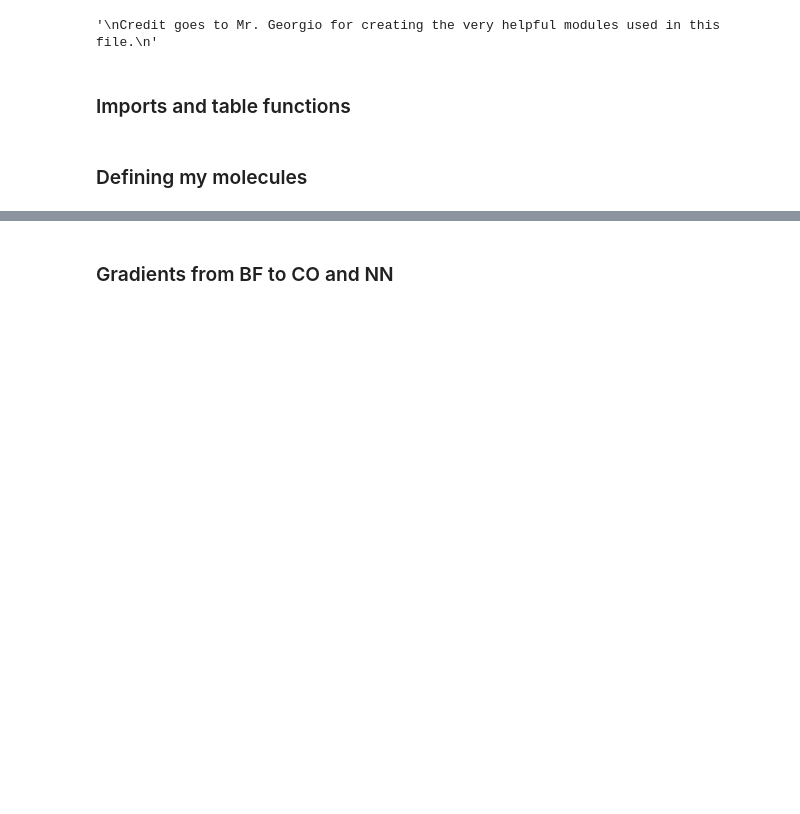
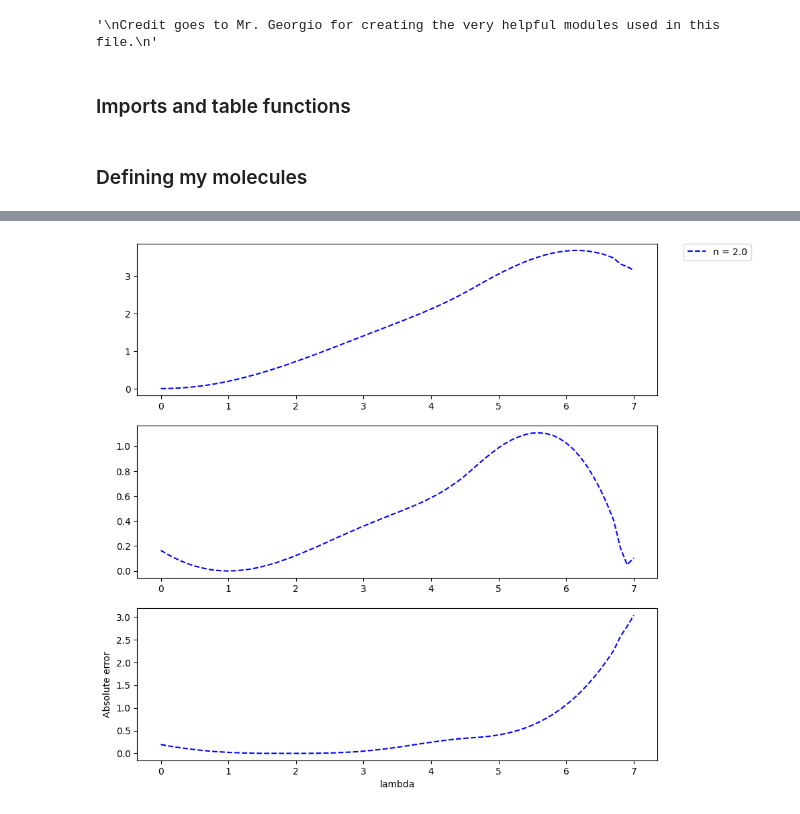
Before and after one commit to meetc1213/QA, a Jupyter notebook: My_code.ipynb, the cells around one changed output, grey strips where cells are left out. Saved outputs shown, nothing was run; the diff lists cells and outputs as text; code cells hidden in the pictures; blank space fills up the shorter version.

```diff
--- a/My_code.ipynb
+++ b/My_code.ipynb
@@ -140,2 +216,0 @@ l_grad_CO_to_BF = round(np.dot(d_Z_lambda(CO,BF,lam), AG_CO),3)
-# %% [markdown]
-### Gradients from BF to CO and NN
@@ -169,0 +231,44 @@ prediction = np.array([pre_NN_nl, pre_CO_nl, pre_BF_nl])
+# %%
+'''
+Preparing prediction data for plotting for symmetrical alchemical changes for n in (0.5, 3) in steps of 0.1'''
+'''
+Structure of predictions_n:
+    predictions_n = [...,[pre_NN_nl_n, pre_CO_nl_n, pre_BF_nl_n],...]
+    pre_NN_nl_n = prediction over all lambda at n
+'''
+predictions_n = []
+for n in np.linspace(0.5,5,46):
+    pre_NN_nl_n = gen_data(NN,AG_NN,n,e_NN,0, max_lam)[1]
+    pre_CO_nl_n = gen_data(CO,AG_CO,n,e_CO,-1, max_lam -1)[1]
+    pre_BF_nl_n = gen_data(BF,AG_BF,n,e_BF,-2, max_lam -2)[1]
+    predictions_n.append(np.array([pre_NN_nl_n, pre_CO_nl_n, pre_BF_nl_n]))
+predictions_n = np.array(predictions_n)
+# append numpy array with another array
+# predictions_n = np.append(predictions_n, np.array([pre_NN_nl, pre_CO_nl, pre_BF_nl]), axis = 0)
+# %%
+# plotting error between frac_energies and predictions_n
+# Suggests that we should decrease the power to about 2.0 corresp to k = 15
+fig, (ax1, ax2,ax3) = plt.subplots(3,1, figsize = (10,10))
+x_axis = np.linspace(0,max_lam,steps + 1)
+for k in range(len(predictions_n)):
+    if k == 15:
+        ax1.plot(x_axis,np.abs(frac_energies - predictions_n[k][0]),'b--',label=f'n = {round(0.5 + k*0.1,2)}')
+        ax2.plot(x_axis,np.abs(frac_energies - predictions_n[k][1]),'b--',label=f'n = {round(0.5 + k*0.1,2)}')
+        ax3.plot(x_axis,np.abs(frac_energies - predictions_n[k][2]),'b--',label=f'n = {round(0.5 + k*0.1,2)}')
+    # else:
+    #     ax1.plot(x_axis,np.abs(frac_energies - predictions_n[k][0]),label=f'n = {round(0.5 + k*0.1,2)}')
+    #     ax2.plot(x_axis,np.abs(frac_energies - predictions_n[k][1]),label=f'n = {round(0.5 + k*0.1,2)}')
+    #     ax3.plot(x_axis,np.abs(frac_energies - predictions_n[k][2]),label=f'n = {round(0.5 + k*0.1,2)}')
+
+# plotting the n = 7/3 quad errors
+
+# ax1.plot(x_axis,np.abs(frac_energies - prediction_7_3[0]),label=f'n = {round(7/3,2)}', color = 'black', linewidth = 2)
+# ax2.plot(x_axis,np.abs(frac_energies - prediction_7_3[1]),label=f'n = {round(7/3,2)}', color = 'black', linewidth = 2)
+# ax3.plot(x_axis,np.abs(frac_energies - prediction_7_3[2]),label=f'n = {round(7/3,2)}', color = 'black', linewidth = 2)
+
+plt.xlabel("lambda")
+plt.ylabel("Absolute error")
+ax1.legend(bbox_to_anchor=(1.05, 1), loc='upper left', borderaxespad=0.)
+plt.show()
+# %% [output]
+[figure, added]
```
Also changed, not shown: parts of 46 cells of this notebook, 7 other files.
